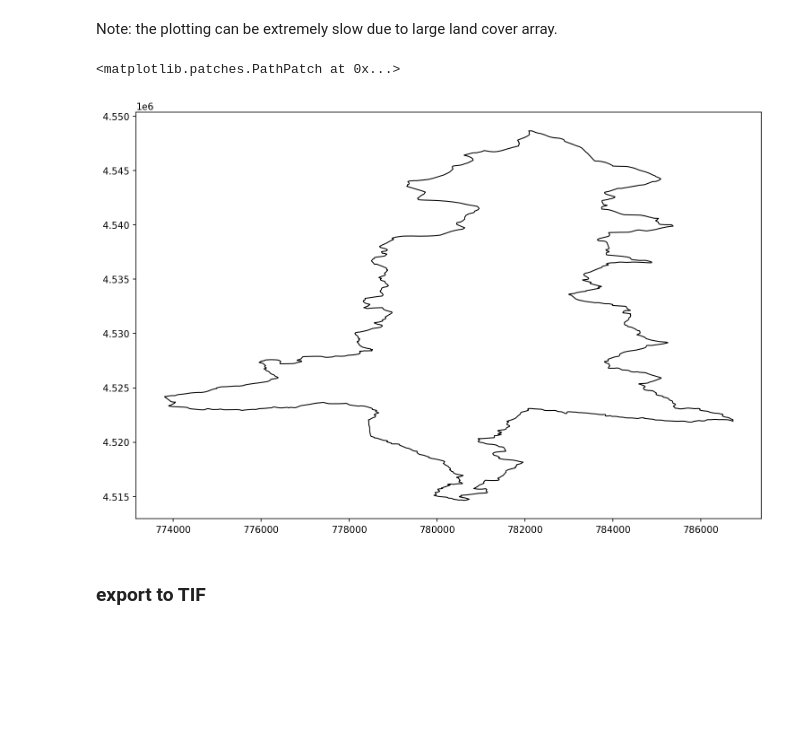
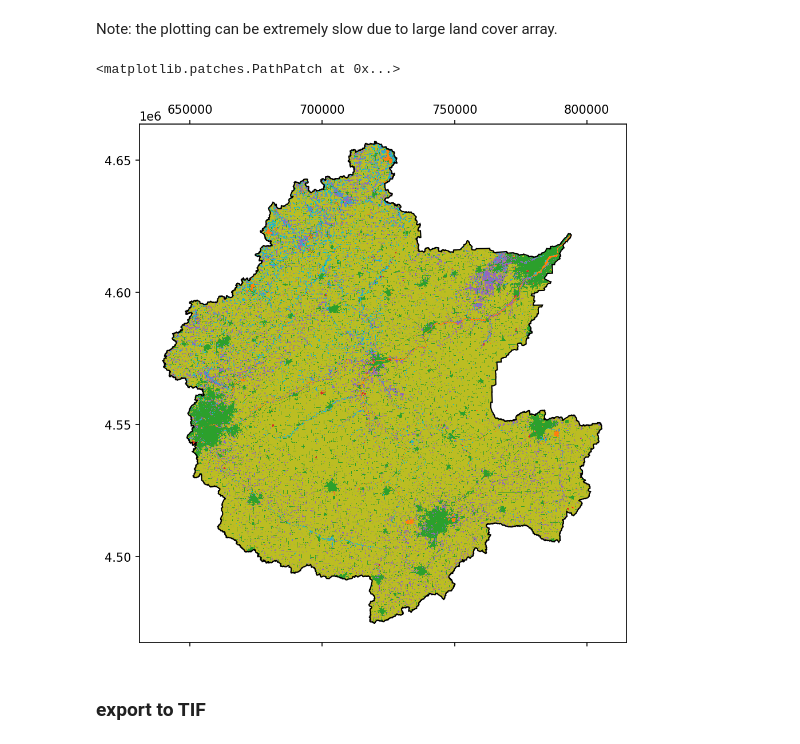
Before and after one commit to pinshuai/watershed-workflow, a Jupyter notebook: examples/download_data_streams.ipynb, the cells around one changed output. Saved outputs shown, nothing was run; the diff lists cells and outputs as text; code cells hidden in the pictures; blank space fills up the shorter version.

```diff
--- a/examples/download_data_streams.ipynb
+++ b/examples/download_data_streams.ipynb
@@ -284,6 +282,7 @@ View available land cover sources and legend at [Multi-resolution Land Character
 # %%
 lc_profile, lc_raster = workflow.get_raster_on_shape(sources['land cover'],
                                                      watershed.exterior(), crs,
-                                                    raster_crs=crs, mask=True,
+                                                    raster_crs=crs,
+                                                     mask=True,
                                                      nodata=np.nan)
 # %% [output]
@@ -307,21 +306,15 @@ x1, y0 = lc_profile['transform'] * (lc_profile['width'], lc_profile['height'])
 extent = x0, x1, y0, y1
 
 # vmin,vmax = np.nanmin(lc_raster),np.nanmax(lc_raster)
-# %%
-fig = plt.figure(figsize=(12, 8))
-ax = fig.add_subplot(111)
-
-workflow.plot.hucs(watershed, crs, ax=ax, color='k', linewidth=1)
-# ax.matshow(lc_raster, extent=extent, cmap='Greys', alpha=1, zorder=10)
-
-# cax = ax.contourf(dem_raster, np.arange(vmin, vmax, 10),extent=extent,
-#                   cmap='cubehelix', vmin=vmin, vmax=vmax, origin='image')
-# # __apply_grid_to_axis(ax)
-# cbar = fig.colorbar(cax, ax=ax)
-# cbar.set_label('Elevation (m)',rotation=270)
-# %% [output]
-<matplotlib.patches.PathPatch at 0x...>
-[figure, removed]
+# %%
+fig = plt.figure(figsize=(12, 8))
+ax = fig.add_subplot(111)
+
+ax.matshow(lc_raster, extent=extent, cmap='tab10', alpha=1)
+workflow.plot.hucs(watershed, crs, ax=ax, color='k', linewidth=1)
+# %% [output]
+<matplotlib.patches.PathPatch at 0x...>
+[figure, added]
 # %% [markdown]
 ### export to TIF
 # %%
```
Also changed, not shown: parts of 11 cells of this notebook, 2 other files.
